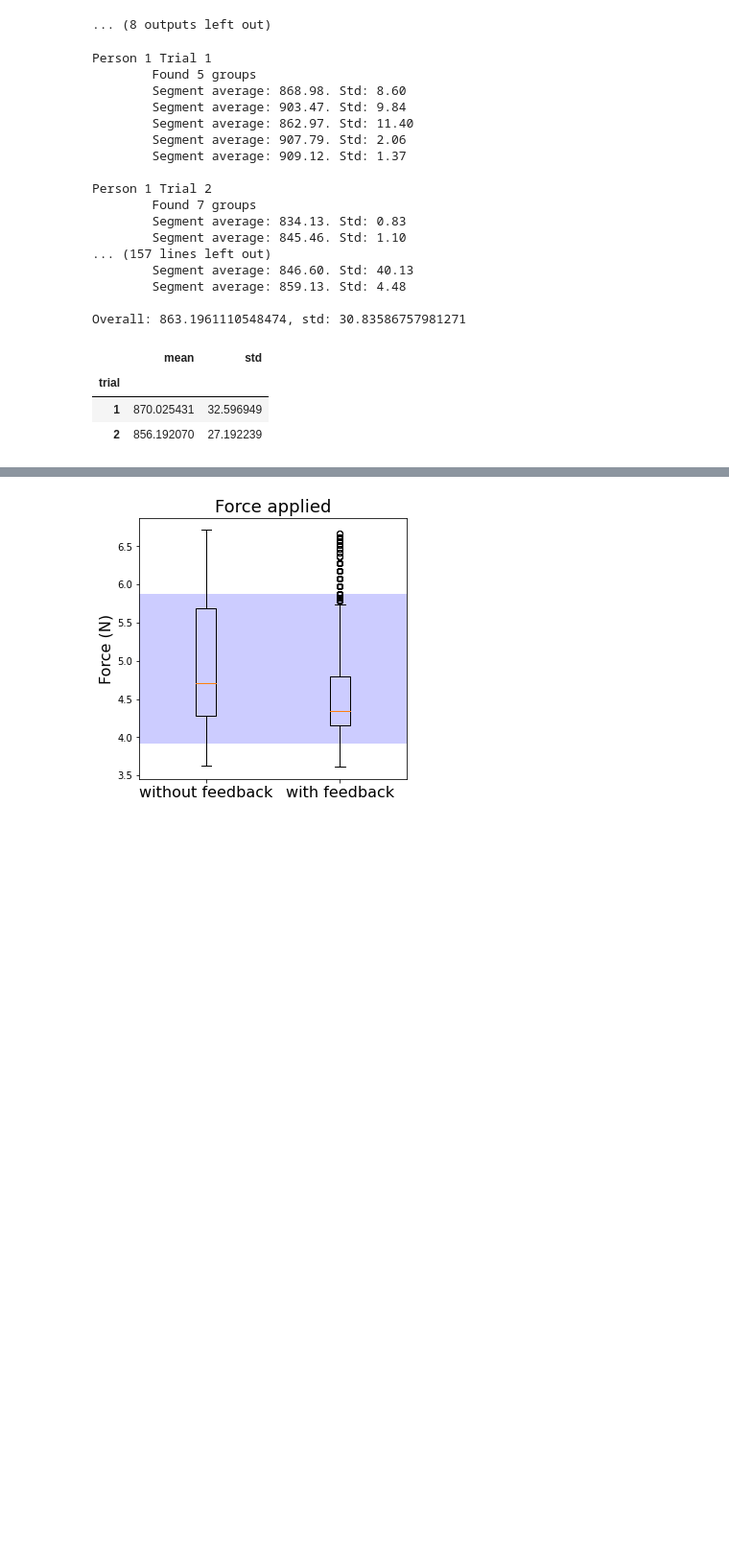
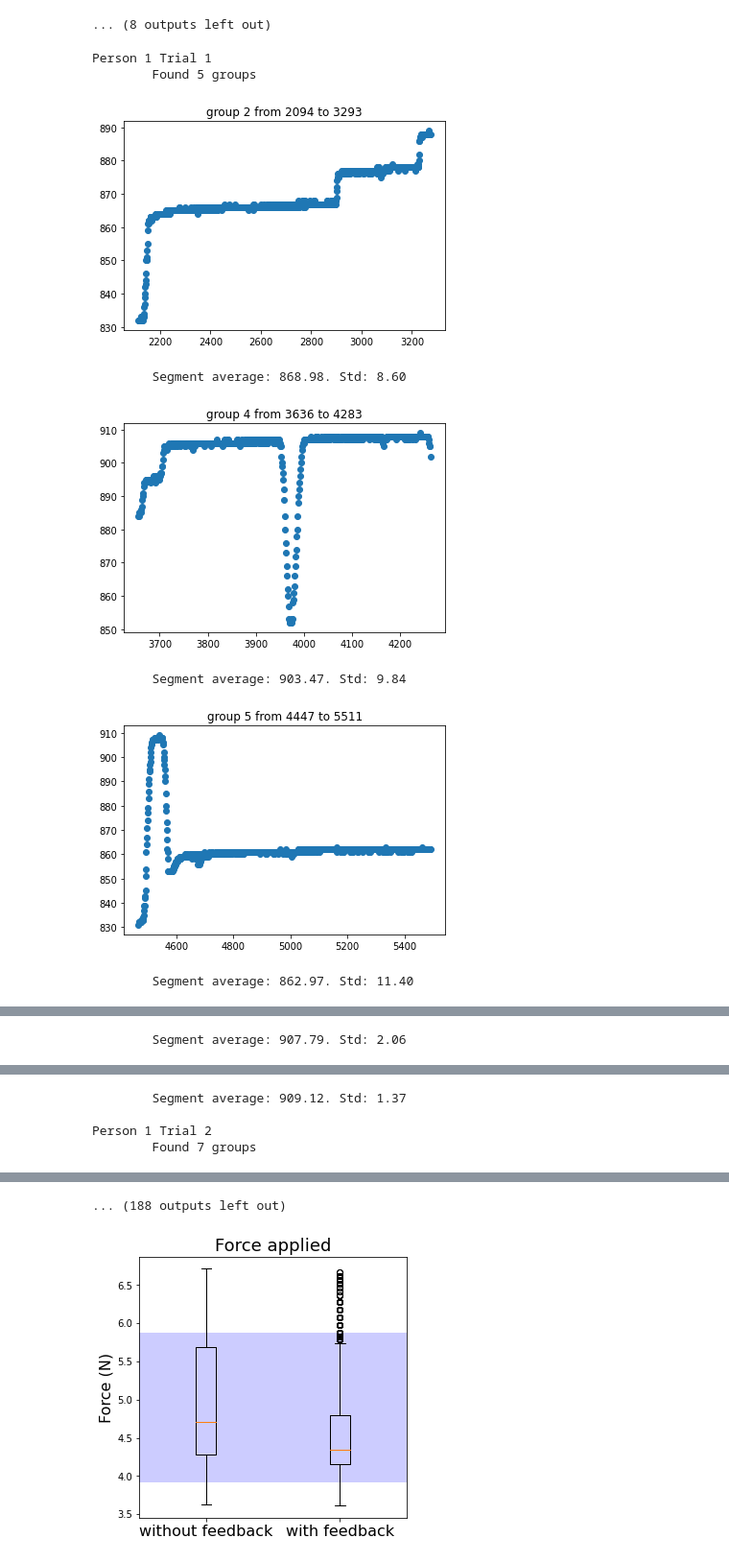
Before and after one commit to Jenirethvanessa/robotic_end-effector, a Jupyter notebook: Task2_experimental_results.ipynb, the cells around one changed output, grey strips where cells are left out. Shown at 96% size. Cells and saved outputs as stored; diff of their text form; code cells hidden in the pictures; blank space fills up the shorter version.

```diff
--- a/Task2_experimental_results.ipynb
+++ b/Task2_experimental_results.ipynb
@@ -63,53 +66,42 @@ force_thresholds = {
 
 all_subsets = []
 for category, data in experiments.items():
     print(f"Person {category[0]} Trial {category[1]}")
     subset = data[data["force"] >= force_thresholds.get(category, 800)].reset_index().copy()
     subset["group_change"] = (subset["index"] - subset["index"].shift(1) - 1) != 0
     subset["group_n"] = subset["group_change"].cumsum()
     subset = subset.groupby("group_n")["index"].agg(["min", "max", "count"])
     subset = subset[subset["count"] > 200]
 
     print(f"\tFound {subset.shape[0]} groups")
 
     for group, row in subset.iterrows():
         group_subset = data.loc[row["min"]+20:row["max"]-20].copy()
 
-        # Uncomment below to plot each result
-        # plt.scatter(group_subset.index, group_subset["force"])
-        # plt.title(f"group {group} from {row['min']} to {row['max']}")
-        # plt.show()
+        #Uncomment below to plot each result
+        plt.scatter(group_subset.index, group_subset["force"])
+        plt.title(f"group {group} from {row['min']} to {row['max']}")
+        plt.show()
 
         group_subset["person"] = category[0]
         group_subset["trial"] = category[1]
         all_subsets.append(group_subset)
         print(f"\tSegment average: {group_subset['force'].mean():.2f}. Std: {group_subset['force'].std():.2f}")
 
     print()
 
 all_subsets = pd.concat(all_subsets)
 print(f"Overall: {all_subsets['force'].mean()}, std: {all_subsets['force'].std()}")
 
 all_subsets.groupby("trial")["force"].agg(["mean", "std"])
+
+## separe each trial of each subject
 # %% [output]
 Person 1 Trial 1
         Found 5 groups
-        Segment average: 868.98. Std: 8.60
-        Segment average: 903.47. Std: 9.84
-        Segment average: 862.97. Std: 11.40
-        Segment average: 907.79. Std: 2.06
-        Segment average: 909.12. Std: 1.37
-
-Person 1 Trial 2
-        Found 7 groups
-        Segment average: 834.13. Std: 0.83
-        Segment average: 845.46. Std: 1.10
-... (157 lines left out)
-        Segment average: 846.60. Std: 40.13
-        Segment average: 859.13. Std: 4.48
-
-Overall: 863.1961110548474, std: 30.83586757981271
-|  | mean | std |
-| trial |  |  |
-| 1 | 870.025431 | 32.596949 |
-| 2 | 856.192070 | 27.192239 |
+[figure, added]
+        Segment average: 868.98. Std: 8.60
+[figure, added]
+        Segment average: 903.47. Std: 9.84
+[figure, added]
+        Segment average: 862.97. Std: 11.40
@@ -115,0 +109 @@ Overall: 863.1961110548474, std: 30.83586757981271
+        Segment average: 907.79. Std: 2.06
@@ -115,0 +111,4 @@ Overall: 863.1961110548474, std: 30.83586757981271
+        Segment average: 909.12. Std: 1.37
+
+Person 1 Trial 2
+        Found 7 groups
@@ -116,3 +116,4 @@ Overall: 863.1961110548474, std: 30.83586757981271
+... (188 outputs left out)
 # %%
 data2 = all_subsets.copy()
 # %%
```
Also changed, not shown: parts of 3 cells of this notebook, 5 other files.
